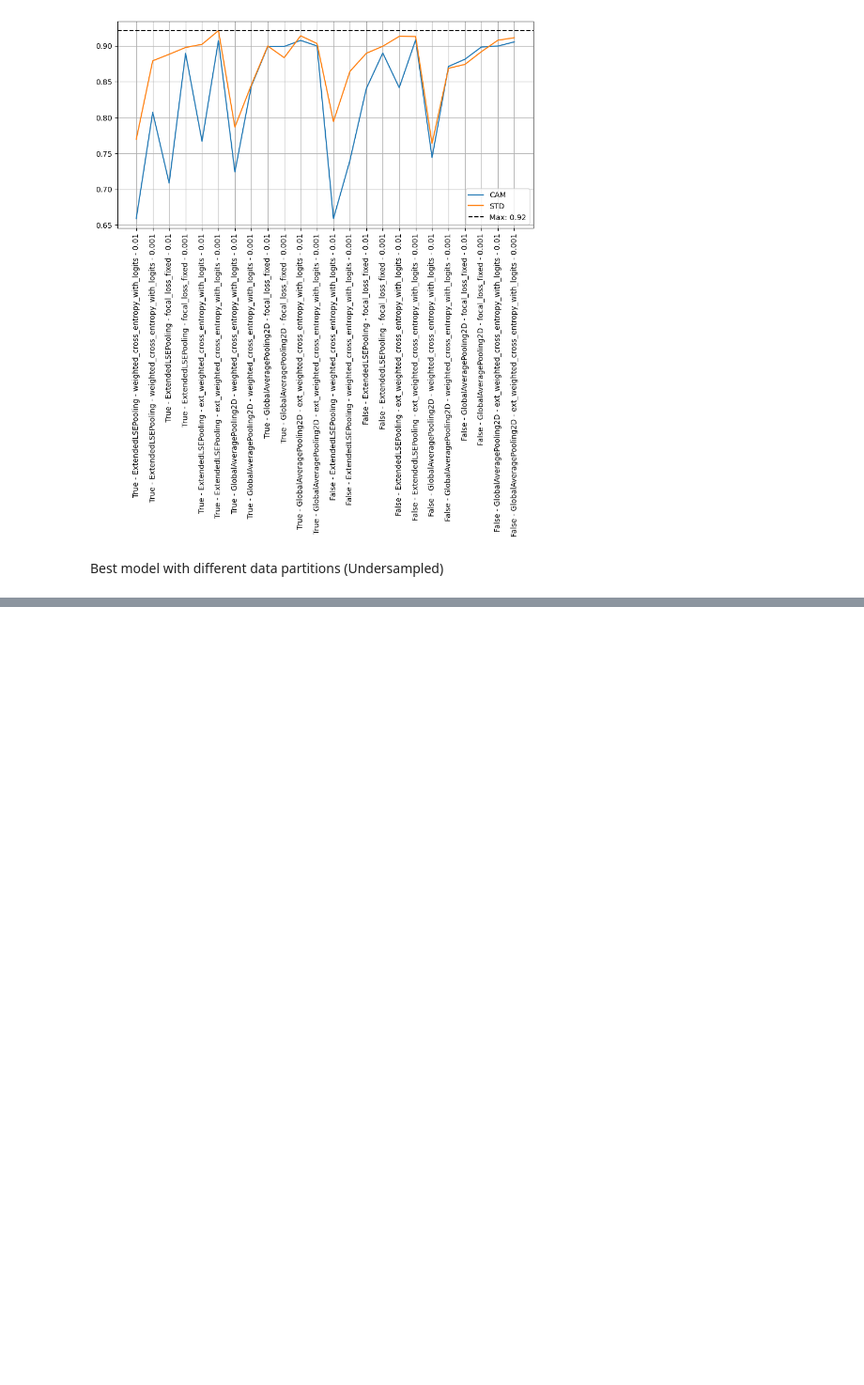
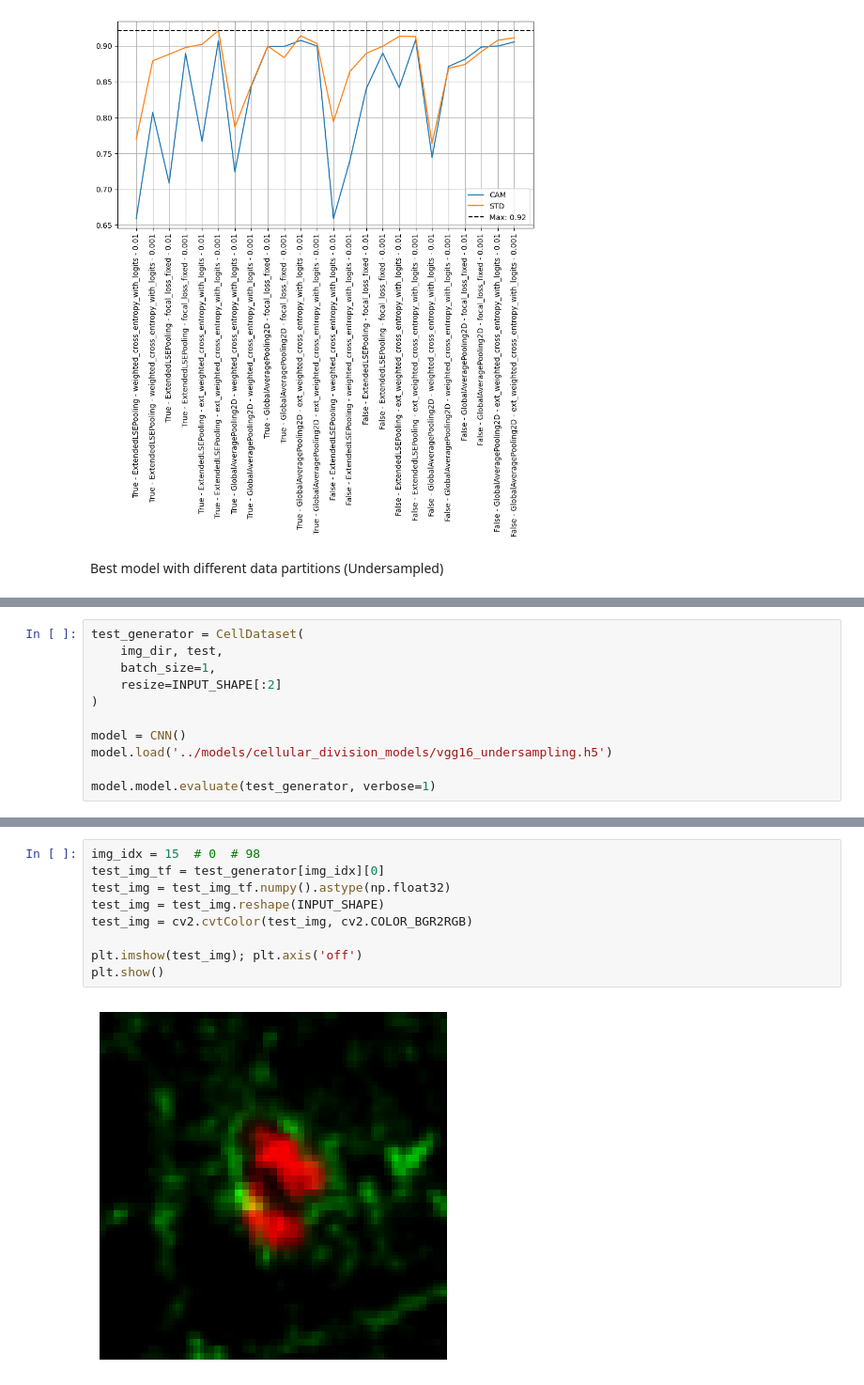
Before and after one commit to ignacio-ms/PyMorph, a Jupyter notebook: notebooks/5.2-cellular_division_preprocessing.ipynb, the cells around one changed output, grey strips where cells are left out. Shown at 94% size. Cells and saved outputs as stored; diff of their text form; blank space fills up the shorter version.

```diff
--- a/notebooks/5.2-cellular_division_preprocessing.ipynb
+++ b/notebooks/5.2-cellular_division_preprocessing.ipynb
@@ -543,0 +616,11 @@ best_model.model.save('../models/cellular_division_models/vgg16_hyper_under.h5')
+# %%
+test_generator = CellDataset(
+    img_dir, test,
+    batch_size=1,
+    resize=INPUT_SHAPE[:2]
+)
+
+model = CNN()
+model.load('../models/cellular_division_models/vgg16_undersampling.h5')
+
+model.model.evaluate(test_generator, verbose=1)
@@ -543,0 +630,11 @@ best_model.model.save('../models/cellular_division_models/vgg16_hyper_under.h5')
+# %%
+img_idx = 15  # 0  # 98
+test_img_tf = test_generator[img_idx][0]
+test_img = test_img_tf.numpy().astype(np.float32)
+test_img = test_img.reshape(INPUT_SHAPE)
+test_img = cv2.cvtColor(test_img, cv2.COLOR_BGR2RGB)
+
+plt.imshow(test_img); plt.axis('off')
+plt.show()
+# %% [output]
+[figure, added]
```
Also changed, not shown: parts of 11 cells of this notebook, 6 other files.
